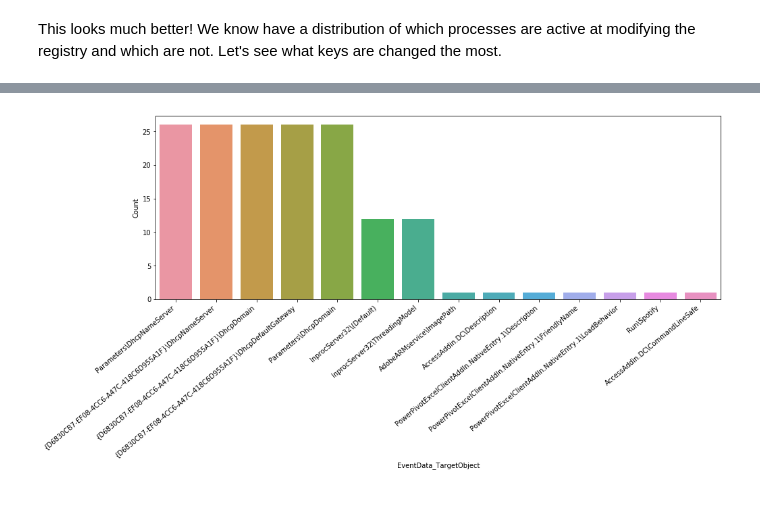
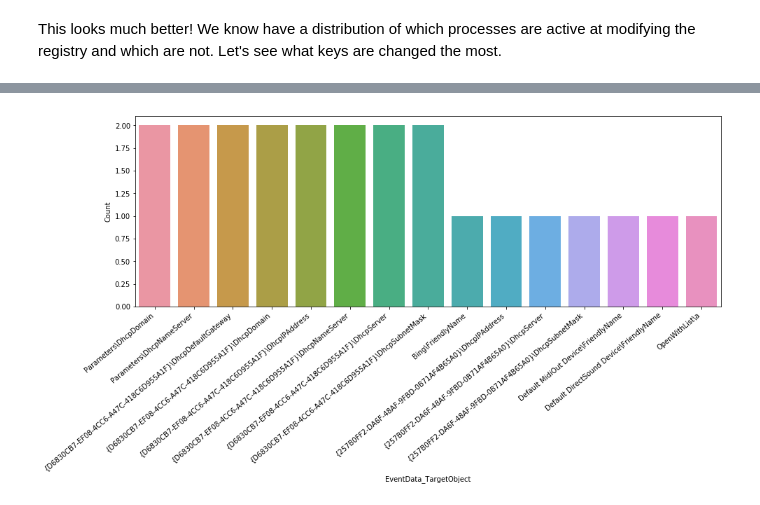
Before and after one commit to ckc5800/detecting_malicious_activity, a Jupyter notebook: ml_csec_applications.ipynb, the cells around one changed output, grey strips where cells are left out. Cells and saved outputs as stored; diff of their text form; code cells hidden in the pictures.

```diff
--- a/ml_csec_applications.ipynb
+++ b/ml_csec_applications.ipynb
@@ -373,27 +379,22 @@ This is not relevant as it will change on a per computer basis, for example the
 # %%
 # Remove the hive
-registry_value_set['EventData_TargetObject'] = registry_value_set['EventData_TargetObject'].apply(
-    lambda x: '\\'.join(x.split("\\")[-2:])
-)
-
 most_frequent_key_changed_no_hive = registry_value_set[(registry_value_set.Process != "integrator.exe") &
                                                        (registry_value_set.Process != "msiexec.exe")].groupby(
     ["EventData_TargetObject"]
 ).count()['EventID'].reset_index()
 
+most_frequent_key_changed_no_hive['EventData_TargetObject'] = most_frequent_key_changed_no_hive[
+    'EventData_TargetObject'
+].apply(lambda x: '\\'.join(x.split("\\")[-2:]))
+
+
 most_frequent_key_changed_no_hive = most_frequent_key_changed_no_hive.rename(columns={"EventID" : "Count"})
 
 most_frequent_key_changed_no_hive.sort_values(by="Count", inplace=True, ascending=False)
-
-# The graph gets a bit crazy, let's plot the last 7 and top 7
-
-most_frequent_key_changed_no_hive = most_frequent_key_changed_no_hive.head(7).append(
-    most_frequent_key_changed_no_hive.tail(7)
-)
 
 fig, ax = plt.subplots(figsize=(15,5))
 sns.barplot(x="EventData_TargetObject", y="Count", data=most_frequent_key_changed_no_hive, ax=ax)
 ax.set_xticklabels(ax.get_xticklabels(), rotation=40, ha="right")
 plt.show()
 # %% [output]
-[figure, old version]
+[figure, new version]
```
Also changed, not shown: parts of 33 cells of this notebook, 1 other file.
